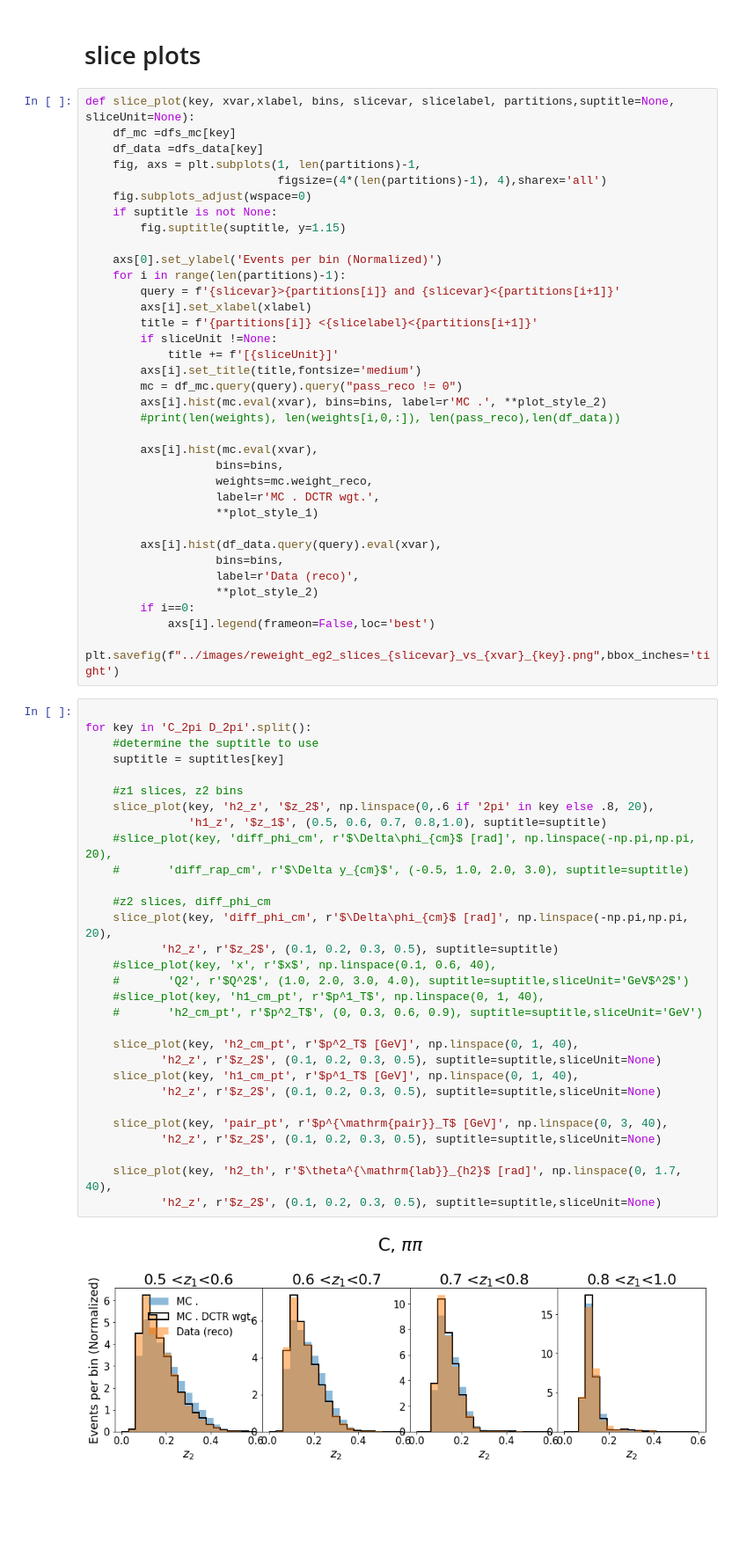
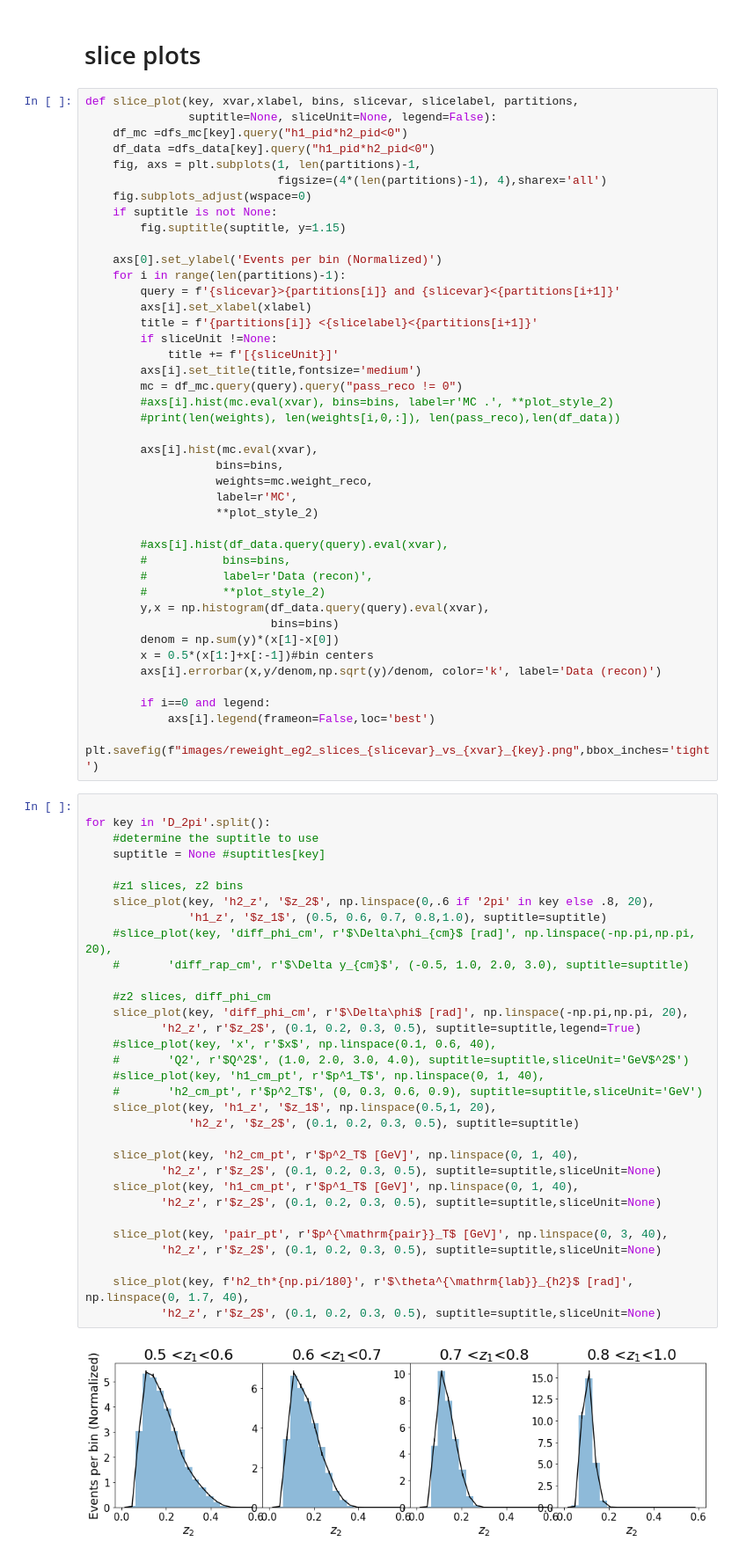
Before and after one commit to smoranvas/di-hadron, a Jupyter notebook: ReweightDihadrons-Clas6.ipynb, the cells around one changed output. Shown at 88% size. Saved outputs shown, nothing was run; the diff lists cells and outputs as text; blank space fills up the shorter version.

```diff
--- a/ReweightDihadrons-Clas6.ipynb
+++ b/ReweightDihadrons-Clas6.ipynb
@@ -581,9 +787,10 @@ for key in weights.keys():
 # %% [markdown]
 # slice plots
 # %%
-def slice_plot(key, xvar,xlabel, bins, slicevar, slicelabel, partitions,suptitle=None, sliceUnit=None):
-    df_mc =dfs_mc[key]
-    df_data =dfs_data[key]
+def slice_plot(key, xvar,xlabel, bins, slicevar, slicelabel, partitions,
+               suptitle=None, sliceUnit=None, legend=False):
+    df_mc =dfs_mc[key].query("h1_pid*h2_pid<0")
+    df_data =dfs_data[key].query("h1_pid*h2_pid<0")
     fig, axs = plt.subplots(1, len(partitions)-1,
                             figsize=(4*(len(partitions)-1), 4),sharex='all')
     fig.subplots_adjust(wspace=0)
@@ -599,51 +806,59 @@ def slice_plot(key, xvar,xlabel, bins, slicevar, slicelabel, partitions,suptitle
             title += f'[{sliceUnit}]'
         axs[i].set_title(title,fontsize='medium')
         mc = df_mc.query(query).query("pass_reco != 0")
-        axs[i].hist(mc.eval(xvar), bins=bins, label=r'MC .', **plot_style_2)
+        #axs[i].hist(mc.eval(xvar), bins=bins, label=r'MC .', **plot_style_2)
         #print(len(weights), len(weights[i,0,:]), len(pass_reco),len(df_data))
 
         axs[i].hist(mc.eval(xvar),
                    bins=bins,
                    weights=mc.weight_reco,
-                   label=r'MC . DCTR wgt.',
-                   **plot_style_1)
+                   label=r'MC',
+                   **plot_style_2)
 
-        axs[i].hist(df_data.query(query).eval(xvar),
-                   bins=bins,
-                   label=r'Data (reco)',
-                   **plot_style_2)
-        if i==0:
+        #axs[i].hist(df_data.query(query).eval(xvar),
+        #           bins=bins,
+        #           label=r'Data (recon)',
+        #           **plot_style_2)
+        y,x = np.histogram(df_data.query(query).eval(xvar),
+                           bins=bins)
+        denom = np.sum(y)*(x[1]-x[0])
+        x = 0.5*(x[1:]+x[:-1])#bin centers
+        axs[i].errorbar(x,y/denom,np.sqrt(y)/denom, color='k', label='Data (recon)')
+
+        if i==0 and legend:
             axs[i].legend(frameon=False,loc='best')
-    plt.savefig(f"../images/reweight_eg2_slices_{slicevar}_vs_{xvar}_{key}.png",bbox_inches='tight')
+    plt.savefig(f"images/reweight_eg2_slices_{slicevar}_vs_{xvar}_{key}.png",bbox_inches='tight')
 # %%
 
-for key in 'C_2pi D_2pi'.split():
+for key in 'D_2pi'.split():
     #determine the suptitle to use
-    suptitle = suptitles[key]
+    suptitle = None #suptitles[key]
 
     #z1 slices, z2 bins
     slice_plot(key, 'h2_z', '$z_2$', np.linspace(0,.6 if '2pi' in key else .8, 20),
                'h1_z', '$z_1$', (0.5, 0.6, 0.7, 0.8,1.0), suptitle=suptitle)
     #slice_plot(key, 'diff_phi_cm', r'$\Delta\phi_{cm}$ [rad]', np.linspace(-np.pi,np.pi, 20),
     #       'diff_rap_cm', r'$\Delta y_{cm}$', (-0.5, 1.0, 2.0, 3.0), suptitle=suptitle)
 
     #z2 slices, diff_phi_cm
-    slice_plot(key, 'diff_phi_cm', r'$\Delta\phi_{cm}$ [rad]', np.linspace(-np.pi,np.pi, 20),
-           'h2_z', r'$z_2$', (0.1, 0.2, 0.3, 0.5), suptitle=suptitle)
+    slice_plot(key, 'diff_phi_cm', r'$\Delta\phi$ [rad]', np.linspace(-np.pi,np.pi, 20),
+           'h2_z', r'$z_2$', (0.1, 0.2, 0.3, 0.5), suptitle=suptitle,legend=True)
     #slice_plot(key, 'x', r'$x$', np.linspace(0.1, 0.6, 40),
     #       'Q2', r'$Q^2$', (1.0, 2.0, 3.0, 4.0), suptitle=suptitle,sliceUnit='GeV$^2$')
     #slice_plot(key, 'h1_cm_pt', r'$p^1_T$', np.linspace(0, 1, 40),
     #       'h2_cm_pt', r'$p^2_T$', (0, 0.3, 0.6, 0.9), suptitle=suptitle,sliceUnit='GeV')
+    slice_plot(key, 'h1_z', '$z_1$', np.linspace(0.5,1, 20),
+               'h2_z', '$z_2$', (0.1, 0.2, 0.3, 0.5), suptitle=suptitle)
 
     slice_plot(key, 'h2_cm_pt', r'$p^2_T$ [GeV]', np.linspace(0, 1, 40),
            'h2_z', r'$z_2$', (0.1, 0.2, 0.3, 0.5), suptitle=suptitle,sliceUnit=None)
     slice_plot(key, 'h1_cm_pt', r'$p^1_T$ [GeV]', np.linspace(0, 1, 40),
            'h2_z', r'$z_2$', (0.1, 0.2, 0.3, 0.5), suptitle=suptitle,sliceUnit=None)
 
     slice_plot(key, 'pair_pt', r'$p^{\mathrm{pair}}_T$ [GeV]', np.linspace(0, 3, 40),
            'h2_z', r'$z_2$', (0.1, 0.2, 0.3, 0.5), suptitle=suptitle,sliceUnit=None)
 
-    slice_plot(key, 'h2_th', r'$\theta^{\mathrm{lab}}_{h2}$ [rad]', np.linspace(0, 1.7, 40),
+    slice_plot(key, f'h2_th*{np.pi/180}', r'$\theta^{\mathrm{lab}}_{h2}$ [rad]', np.linspace(0, 1.7, 40),
            'h2_z', r'$z_2$', (0.1, 0.2, 0.3, 0.5), suptitle=suptitle,sliceUnit=None)
 # %% [output]
-[figure, old version]
+[figure, new version]
```
Also changed, not shown: parts of 29 cells of this notebook, 44 other files.
